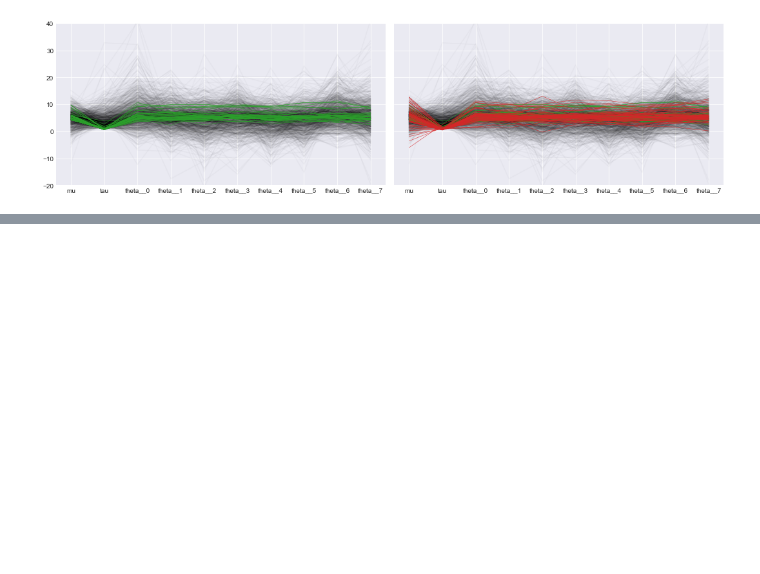
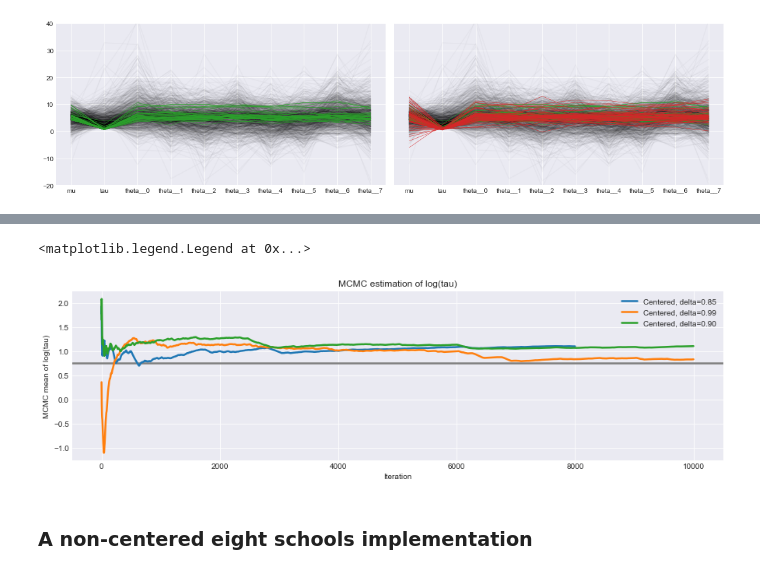
Before and after one commit to shuuchen/Bayesian-NN, a Jupyter notebook: Examples_howto/Diagnosing Biased Inference with Divergences.ipynb, the cells around one changed output, grey strips where cells are left out. Cells and saved outputs as stored; diff of their text form; code cells hidden in the pictures; blank space fills up the shorter version.

```diff
--- a/Examples_howto/Diagnosing Biased Inference with Divergences.ipynb
+++ b/Examples_howto/Diagnosing Biased Inference with Divergences.ipynb
@@ -175,0 +218,3 @@ plt.tight_layout();
+# %%
+with Centered_eight:
+    fit_cp90 = pm.sample(5000, chains=2, tune=2000, nuts_kwargs={'target_accept': .9})
@@ -175,0 +260,26 @@ plt.tight_layout();
+# %%
+logtau0 = longer_trace['tau_log__']
+logtau2 = np.log(fit_cp90['tau'])
+logtau1 = fit_cp99['tau_log__']
+
+plt.figure(figsize=(15, 4))
+plt.axhline(0.7657852, lw=2.5, color='gray')
+
+mlogtau0 = [np.mean(logtau0[:i]) for i in range(1, len(logtau0))]
+plt.plot(mlogtau0, label='Centered, delta=0.85', lw=2.5)
+
+mlogtau1 = [np.mean(logtau1[:i]) for i in range(1, len(logtau1))]
+plt.plot(mlogtau1, label='Centered, delta=0.99', lw=2.5)
+
+mlogtau2 = [np.mean(logtau2[:i]) for i in range(1, len(logtau2))]
+plt.plot(mlogtau2, label='Centered, delta=0.90', lw=2.5)
+
+plt.xlabel('Iteration')
+plt.ylabel('MCMC mean of log(tau)')
+plt.title('MCMC estimation of log(tau)')
+plt.legend()
+# %% [output]
+<matplotlib.legend.Legend at 0x...>
+[figure, added]
+# %% [markdown]
+### A non-centered eight schools implementation
```
Also changed, not shown: parts of 22 cells of this notebook.
